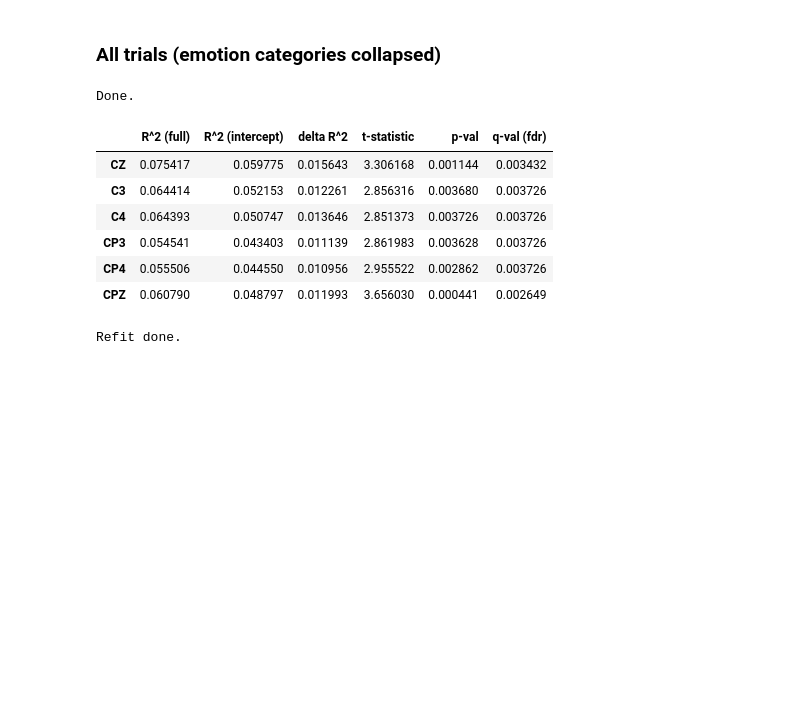
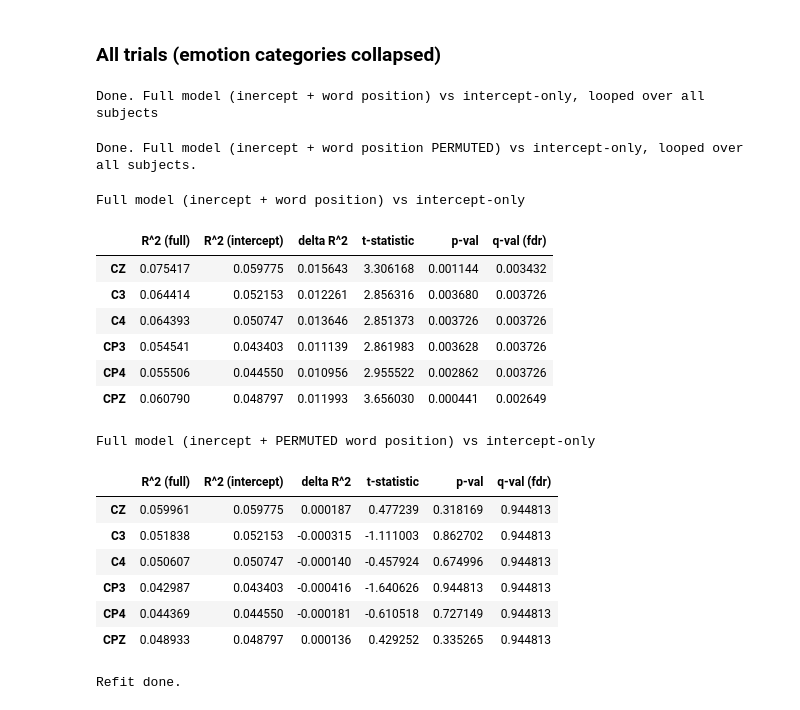
Before and after one commit to amandalin047/Updating_rERP_2023, a Jupyter notebook: deconvolution/deconv_v4.ipynb, the cells around one changed output. Saved outputs shown, nothing was run; the diff lists cells and outputs as text; code cells hidden in the pictures; blank space fills up the shorter version.

Commit message:
added permutation as negative control (4, 5, 1, 7, 2, 3, 6)

```diff
--- a/deconvolution/deconv_v4.ipynb
+++ b/deconvolution/deconv_v4.ipynb
@@ -39,8 +41,8 @@ WEIHUN_DIR = "/Users/jowanglin/regression-based_ERP/data/eeg/weihun"
 
 warnings.filterwarnings("ignore")
 
-raw_file_name = f"subj{str(4).zfill(3)}_EML_YA_run01-12.set"
-raw = mne.io.read_raw_eeglab(f"{WEIHUN_DIR}/{raw_file_name}", verbose=False, preload=False)
+raw_file_name = f"subj{str(4).zfill(3)}_raw.fif"
+raw = mne.io.read_raw_fif(f"{WEIHUN_DIR}/preprocessed/{raw_file_name}", verbose=False, preload=False)
 df_annot = pd.DataFrame(raw.annotations)
 
 fixation = "210"
@@ -249,19 +274,54 @@ loop_results = loop_over_subjs(epochs_iterable=list_of_epochs,
                                verbose_subj_idx=True,
                                verbose_tuning=True)
 clear_output()
-print("Done.")
+print("Done. Full model (inercept + word position) vs intercept-only, looped over all subjects.")
 # %% [output]
-Done.
+Done. Full model (inercept + word position) vs intercept-only, looped over all subjects
+# %%
+loop_results_perm = loop_over_subjs(epochs_iterable=list_of_epochs,
+                                    matrices_full_iterable=list_of_matrices_perm,
+                                    matrices_restricted_iterable=None,
+                                    ch_roi=ch_roi,
+                                    alpha_range=alpha_range,
+                                    intercept_name="intercept",
+                                    ssp=False, info=None,
+                                    n_splits_outer=5, n_splits_inner=5,
+                                    verbose_subj_idx=True,
+                                    verbose_tuning=True)
+clear_output()
+print("Done. Full model (inercept + word position PERMUTED) vs intercept-only, looped over all subjects.")
+# %% [output]
+Done. Full model (inercept + word position PERMUTED) vs intercept-only, looped over all subjects.
 # %%
+# NOTE: negative control, not a formal permutation test
+# One randomly permuted ordering is a sanity check or negative-control model.
+# It is not, by itself, a formal permutation test.
+
 improve_df = compare_model_fit(loop_results.outer_scores_full_per_subj,
                                loop_results.outer_scores_restricted_per_subj,
                                ch_roi)
+improve_df_perm = compare_model_fit(loop_results_perm.outer_scores_full_per_subj,
+                                    loop_results_perm.outer_scores_restricted_per_subj,
+                                    ch_roi)
+
+print(f"Full model (inercept + word position) vs intercept-only")
 display(improve_df)
+print(f"Full model (inercept + PERMUTED word position) vs intercept-only")
+display(improve_df_perm)
 # %% [output]
+Full model (inercept + word position) vs intercept-only
 |  | R^2 (full) | R^2 (intercept) | delta R^2 | t-statistic | p-val | q-val (fdr) |
 | CZ | 0.075417 | 0.059775 | 0.015643 | 3.306168 | 0.001144 | 0.003432 |
 | C3 | 0.064414 | 0.052153 | 0.012261 | 2.856316 | 0.003680 | 0.003726 |
 | C4 | 0.064393 | 0.050747 | 0.013646 | 2.851373 | 0.003726 | 0.003726 |
 | CP3 | 0.054541 | 0.043403 | 0.011139 | 2.861983 | 0.003628 | 0.003726 |
 | CP4 | 0.055506 | 0.044550 | 0.010956 | 2.955522 | 0.002862 | 0.003726 |
 | CPZ | 0.060790 | 0.048797 | 0.011993 | 3.656030 | 0.000441 | 0.002649 |
+Full model (inercept + PERMUTED word position) vs intercept-only
+|  | R^2 (full) | R^2 (intercept) | delta R^2 | t-statistic | p-val | q-val (fdr) |
+| CZ | 0.059961 | 0.059775 | 0.000187 | 0.477239 | 0.318169 | 0.944813 |
+| C3 | 0.051838 | 0.052153 | -0.000315 | -1.111003 | 0.862702 | 0.944813 |
+| C4 | 0.050607 | 0.050747 | -0.000140 | -0.457924 | 0.674996 | 0.944813 |
+| CP3 | 0.042987 | 0.043403 | -0.000416 | -1.640626 | 0.944813 | 0.944813 |
+| CP4 | 0.044369 | 0.044550 | -0.000181 | -0.610518 | 0.727149 | 0.944813 |
+| CPZ | 0.048933 | 0.048797 | 0.000136 | 0.429252 | 0.335265 | 0.944813 |
```
Also changed, not shown: parts of 7 cells of this notebook.
